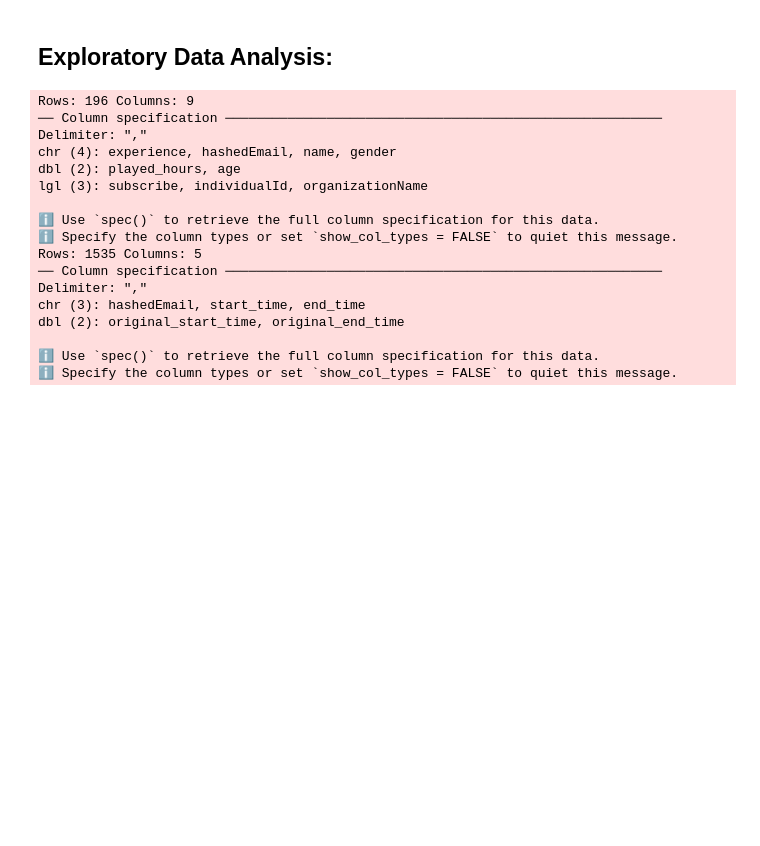
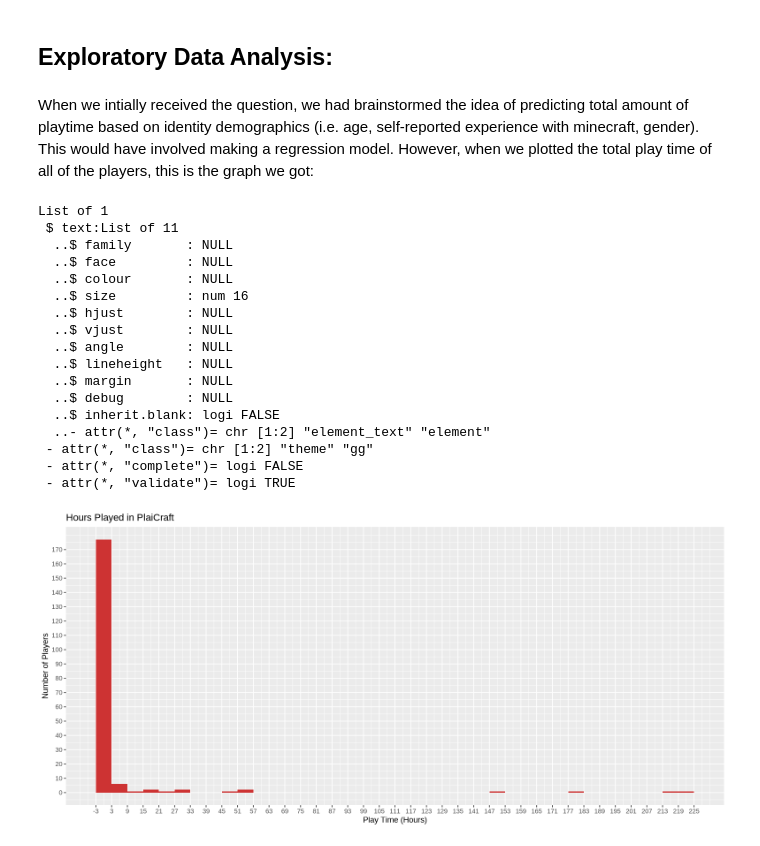
Before and after one commit to alanyhwang/dsci100_mc_project, a Jupyter notebook: dsci_project_main.ipynb, the cells around one changed output. Drawn from its saved outputs; the diff is of its cells as text; code cells hidden in the pictures; blank space fills up the shorter version.

Commit message:
Read in data and started explaining why we do classification

```diff
--- a/dsci_project_main.ipynb
+++ b/dsci_project_main.ipynb
@@ -25,0 +10,17 @@ intro
+# %%
+url1 <- "https://drive.google.com/uc?export=download&id=1Mw9vW0hjTJwRWx0bDXiSpYsO3gKogaPz"
+url2 <- "https://drive.google.com/uc?export=download&id=14O91N5OlVkvdGxXNJUj5jIsV5RexhzbB"
+players_data <- read_csv(url1)
+sessions_data <- read_csv(url2)
+
+#separate the start_time into two columns, for tidy data
+sessions_data <- sessions_data |> separate_wider_delim(cols = start_time, delim = " ",
+                                      names = c("start_date", "start_time"),
+                                                cols_remove = TRUE)
+#separate the end_time into two columns, for tidy data
+sessions_data <- sessions_data |> separate_wider_delim(cols = end_time, delim = " ",
+                                      names = c("end_date", "end_time"),
+                                                cols_remove = TRUE)
+
+#get rid of the two entire columns that have NA as every data point
+players_data <- players_data |> select(-individualId) |> select(-organizationName)
@@ -26,23 +45,35 @@ intro
 # %% [markdown]
 ## **Exploratory Data Analysis:**
-# %%
-players_df <- read_csv("data/players.csv")
-sessions_df <- read_csv("data/sessions.csv")
-# %% [output]
-Rows: 196 Columns: 9
-── Column specification ────────────────────────────────────────────────────────
-Delimiter: ","
-chr (4): experience, hashedEmail, name, gender
-dbl (2): played_hours, age
-lgl (3): subscribe, individualId, organizationName
-
-ℹ Use `spec()` to retrieve the full column specification for this data.
-ℹ Specify the column types or set `show_col_types = FALSE` to quiet this message.
-Rows: 1535 Columns: 5
-── Column specification ────────────────────────────────────────────────────────
-Delimiter: ","
-chr (3): hashedEmail, start_time, end_time
-dbl (2): original_start_time, original_end_time
-
-ℹ Use `spec()` to retrieve the full column specification for this data.
-ℹ Specify the column types or set `show_col_types = FALSE` to quiet this message.
+# %% [markdown]
+When we intially received the question, we had brainstormed the idea of predicting total amount of playtime based on identity demographics (i.e. age, self-reported experience with minecraft, gender). This would have involved making a regression model. However, when we plotted the total play time of all of the players, this is the graph we got:
+# %%
+options(repr.plot.width = 13, repr.plot.height = 6)
+played_hours_plot <- ggplot(players_data, aes(x = played_hours)) +
+                        geom_histogram(binwidth = 6, fill = "brown3") +
+                        labs(x = "Play Time (Hours)",
+                             y = "Number of Players",
+                             fill = "experience",
+                             title = "Hours Played in PlaiCraft") +
+                        scale_x_continuous(breaks=seq(-3,226,6)) +
+                        scale_y_continuous(breaks=seq(0,170,10))
+                        theme(text = element_text(size = 16))
+played_hours_plot
+# %% [output]
+List of 1
+ $ text:List of 11
+  ..$ family       : NULL
+  ..$ face         : NULL
+  ..$ colour       : NULL
+  ..$ size         : num 16
+  ..$ hjust        : NULL
+  ..$ vjust        : NULL
+  ..$ angle        : NULL
+  ..$ lineheight   : NULL
+  ..$ margin       : NULL
+  ..$ debug        : NULL
+  ..$ inherit.blank: logi FALSE
+  ..- attr(*, "class")= chr [1:2] "element_text" "element"
+ - attr(*, "class")= chr [1:2] "theme" "gg"
+ - attr(*, "complete")= logi FALSE
+ - attr(*, "validate")= logi TRUE
+[figure, added]
```
Also changed, not shown: parts of 4 cells of this notebook.
